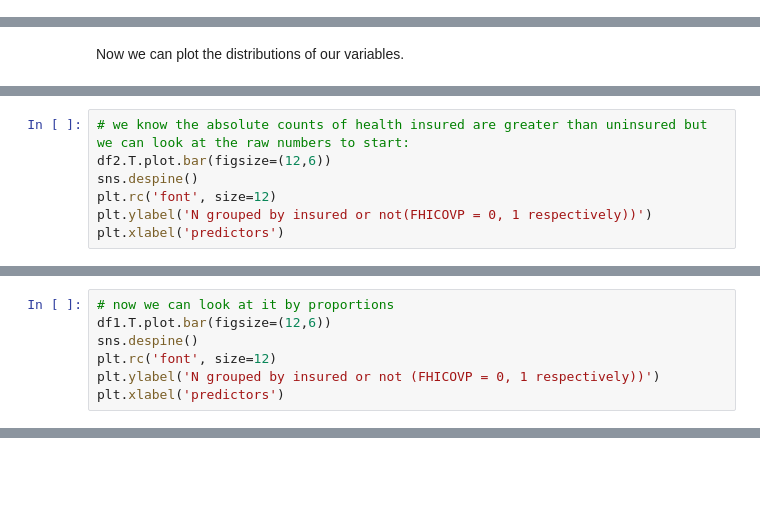
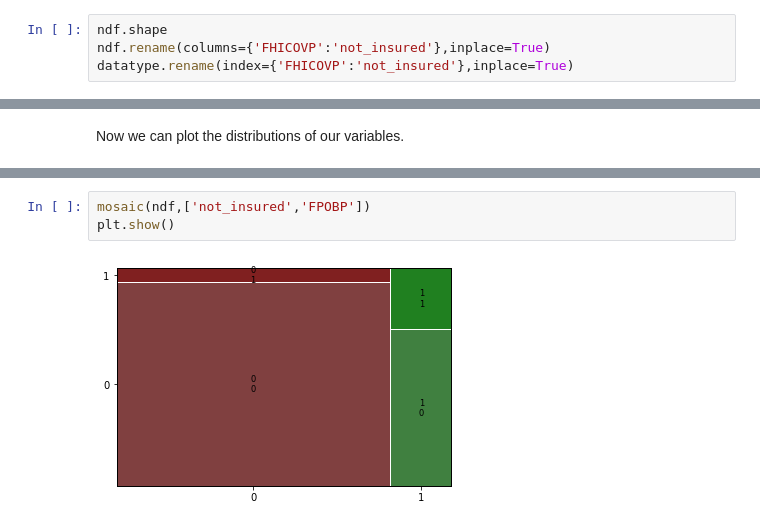
Before and after one commit to kadougherty/census_healthinsurance, a Jupyter notebook: census_healthinsurance_eda.ipynb, the cells around one changed output, grey strips where cells are left out. Drawn from its saved outputs; the diff is of its cells as text; blank space fills up the shorter version.

```diff
--- a/census_healthinsurance_eda.ipynb
+++ b/census_healthinsurance_eda.ipynb
@@ -425,0 +435,4 @@ Looks much better. What are the dimensions of the df now? And what are these var
+# %%
+ndf.shape
+ndf.rename(columns={'FHICOVP':'not_insured'},inplace=True)
+datatype.rename(index={'FHICOVP':'not_insured'},inplace=True)
@@ -475,7 +503,0 @@ df1.head()
-# %%
-# we know the absolute counts of health insured are greater than uninsured but we can look at the raw numbers to start:
-df2.T.plot.bar(figsize=(12,6))
-sns.despine()
-plt.rc('font', size=12)
-plt.ylabel('N grouped by insured or not(FHICOVP = 0, 1 respectively))')
-plt.xlabel('predictors')
@@ -485,7 +503,0 @@ Text(0.5, 0, 'predictors')
-# %%
-# now we can look at it by proportions
-df1.T.plot.bar(figsize=(12,6))
-sns.despine()
-plt.rc('font', size=12)
-plt.ylabel('N grouped by insured or not (FHICOVP = 0, 1 respectively))')
-plt.xlabel('predictors')
@@ -494,0 +524,5 @@ Text(0.5, 0, 'predictors')
+# %%
+mosaic(ndf,['not_insured','FPOBP'])
+plt.show()
+# %% [output]
+[figure, added]
```
Also changed, not shown: parts of 28 cells of this notebook, 4 other files.
